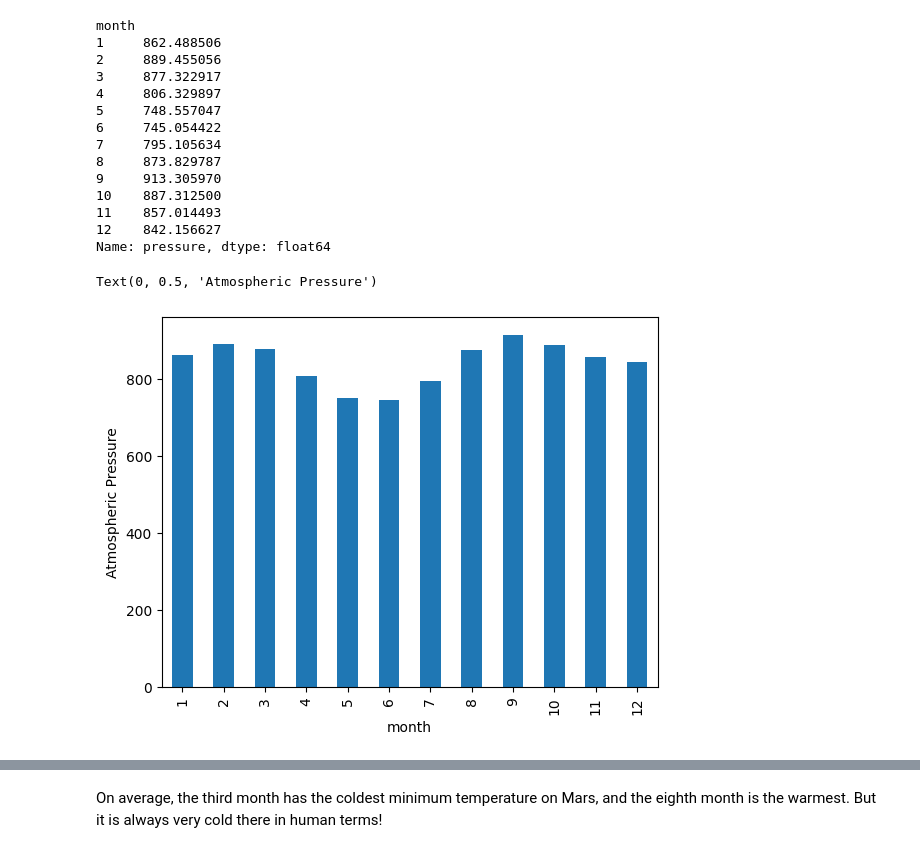
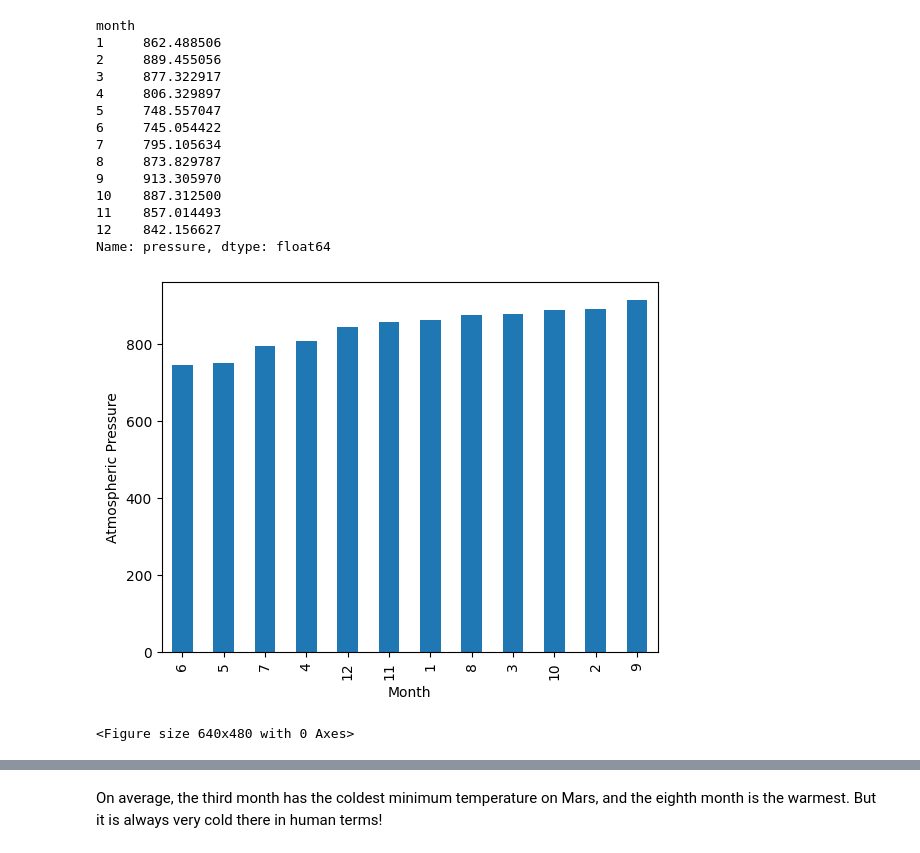
Before and after one commit to NataliaLGdelRey/Mars_Challenge, a Jupyter notebook: Instructions/Starter_Code/part_2_mars_weather.ipynb, the cells around one changed output, grey strips where cells are left out. Drawn from its saved outputs; the diff is of its cells as text; code cells hidden in the pictures.

```diff
--- a/Instructions/Starter_Code/part_2_mars_weather.ipynb
+++ b/Instructions/Starter_Code/part_2_mars_weather.ipynb
@@ -298,10 +284,14 @@ month
 Name: pressure, dtype: float64
 # %%
 # Plot the average pressure by month
-avg_pressure_chart = avg_pressure.plot.bar()
+avg_pressure_chart = avg_pressure.sort_values(ascending=True).plot.bar()
 
 # Add y-axis label
 avg_pressure_chart.set_ylabel('Atmospheric Pressure')
+avg_pressure_chart.set_xlabel('Month')
+
+plt.show()
+plt.tight_layout()
 # %% [output]
+[figure, new version]
-Text(0, 0.5, 'Atmospheric Pressure')
+<Figure size 640x480 with 0 Axes>
-[figure, old version]
```
Also changed, not shown: parts of 7 cells of this notebook, 3 other files.
